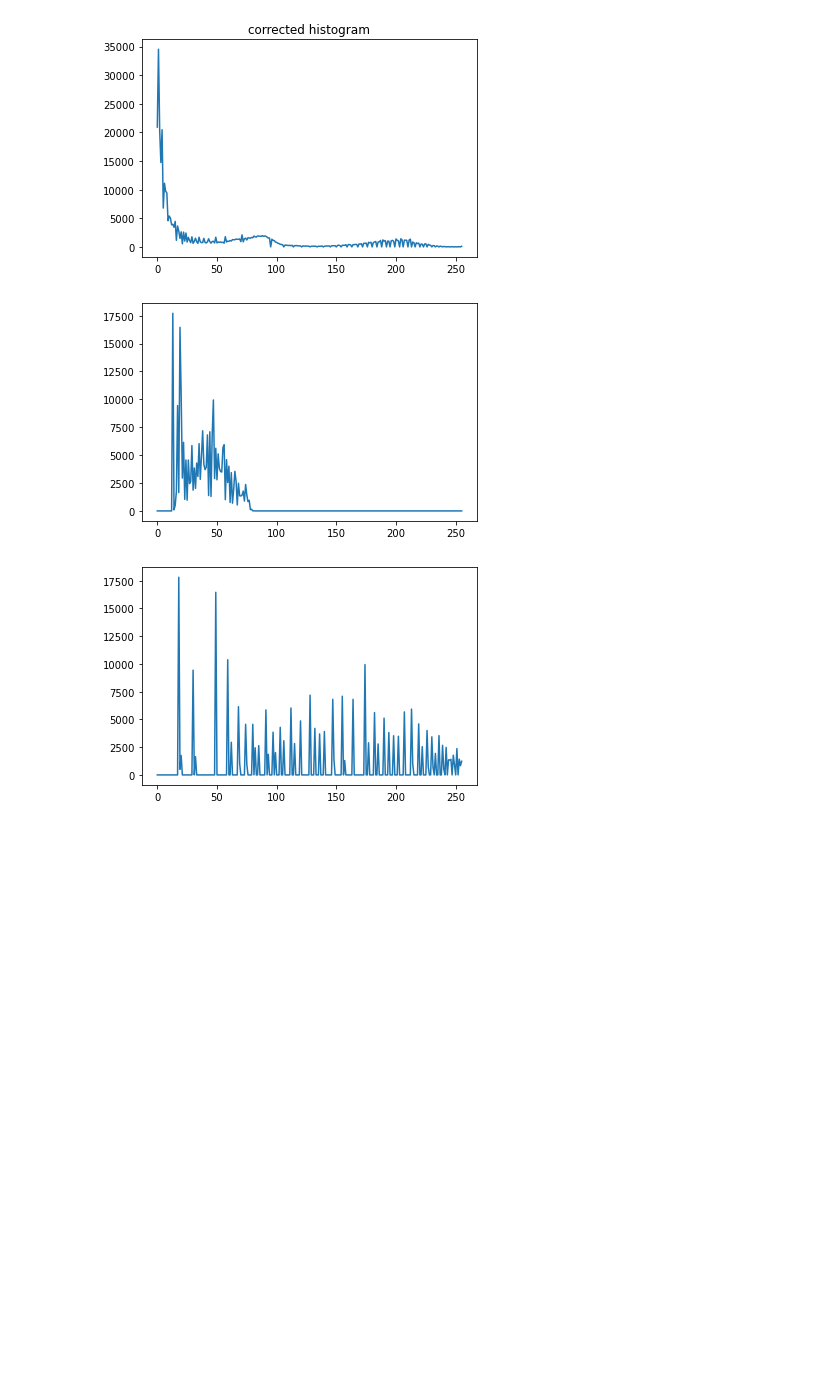
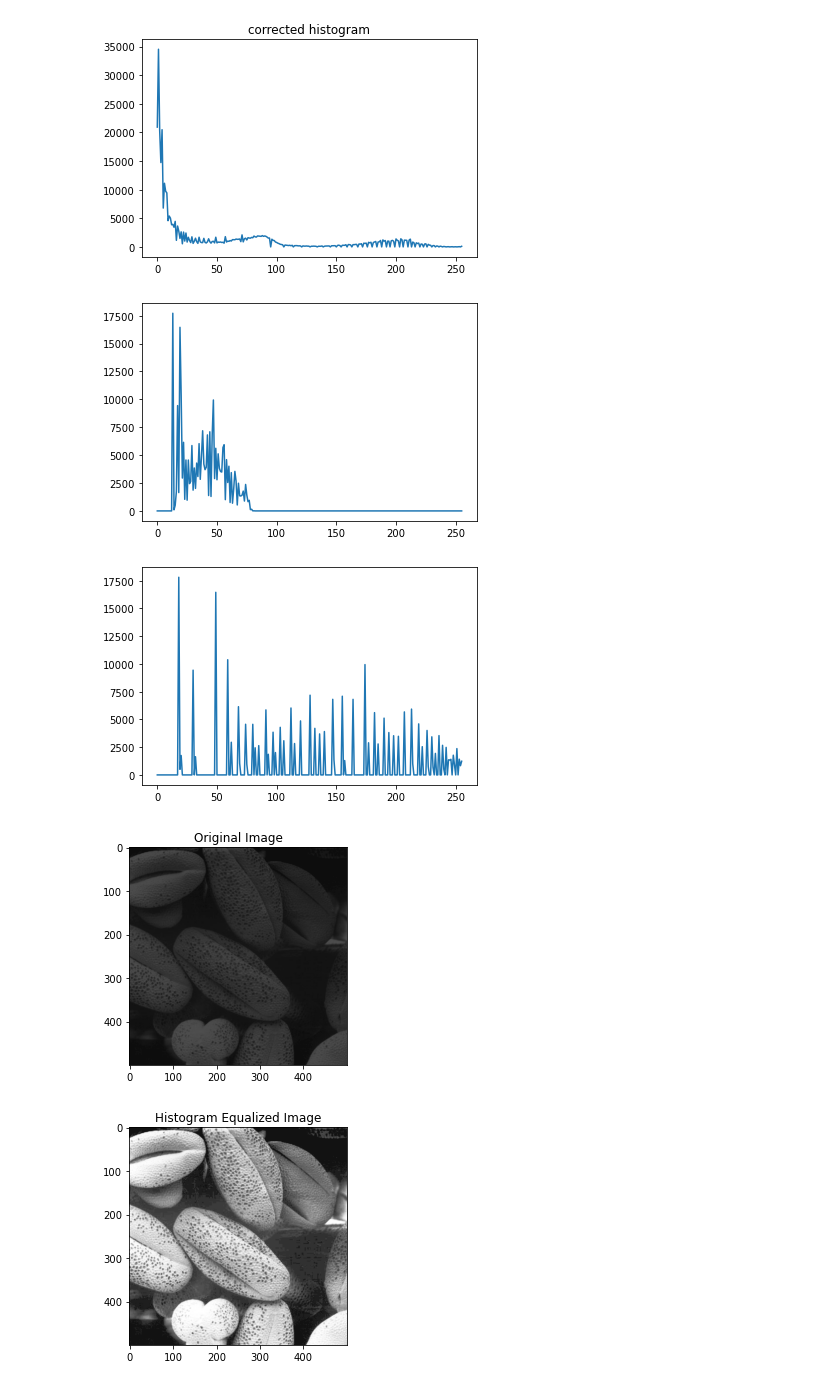
Before and after one commit to nifla2000/EN2550-Codings, a Jupyter notebook: Assignment1.ipynb, the cells around one changed output. Saved outputs shown, nothing was run; the diff lists cells and outputs as text; code cells hidden in the pictures; blank space fills up the shorter version.

Commit message:
plotted hist equalized images

```diff
--- a/Assignment1.ipynb
+++ b/Assignment1.ipynb
@@ -205,31 +205,42 @@ def histogram_equalization(image,length):
     for j in range(length):
         pixels[int(image[j]),1]+=1 #increase the count when perticular color pixel detected
 
     #cumulation
     sum=0
     for i in range(256):
         sum+=pixels[i,1]
         pixels[i,1]=sum
         pixels[i,1]=round(pixels[i,1]*255/length)
     histogram_image=np.zeros((1,length)).astype(np.uint8)
     for i in range(length):
         histogram_image[0,i]=pixels[image[i],1]
     new_image=histogram_image[0,:]
     return new_image
 
 length=np.shape(img_flatten)[0]
 histogram(img_flatten,length)#histogram of the original image
 hist_equal_img=histogram_equalization(img_flatten,length)
 histogram(hist_equal_img,length) #plot histogram equalized image
 
 histEqualImage=hist_equal_img.reshape(500,500)
-#print('img',img)
 cv.namedWindow('Image',cv.WINDOW_AUTOSIZE)
 cv.imshow('Image',img)
 cv.waitKey(0)
 cv.imshow('image',histEqualImage)
 cv.waitKey(0)
 cv.destroyAllWindows()
+
+plt.figure()
+plt.imshow(cv.cvtColor(img,cv.COLOR_BGR2RGB))
+plt.title("Original Image")
+plt.show()
+
+plt.figure()
+plt.imshow(cv.cvtColor(histEqualImage,cv.COLOR_BGR2RGB))
+plt.title("Histogram Equalized Image")
+plt.show()
 # %% [output]
 [figure]
 [figure]
+[figure, added]
+[figure, added]
```
